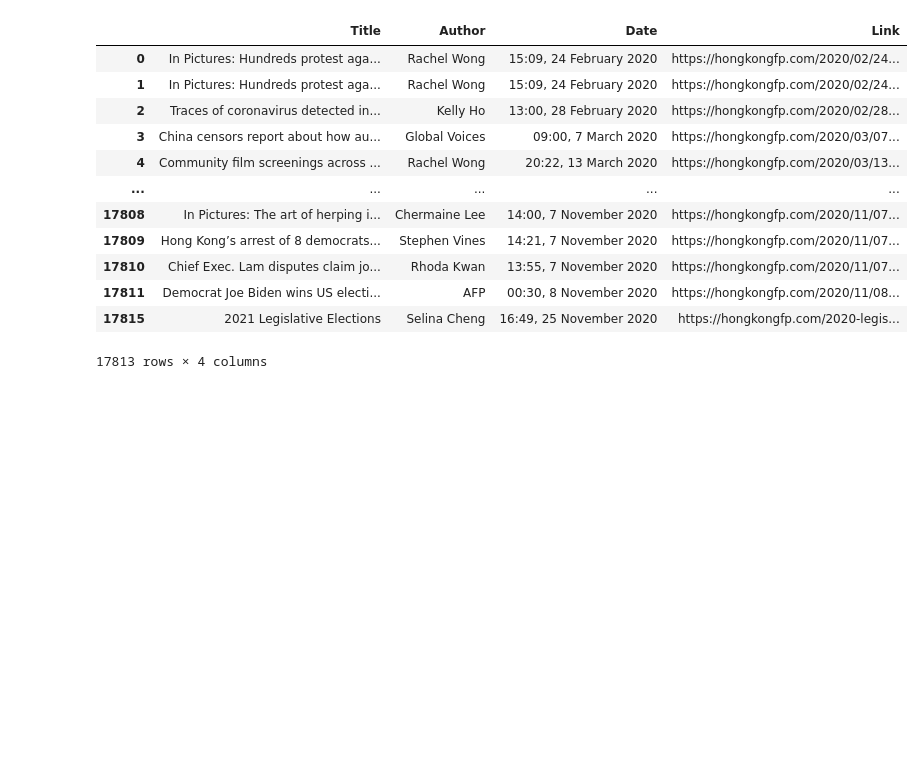
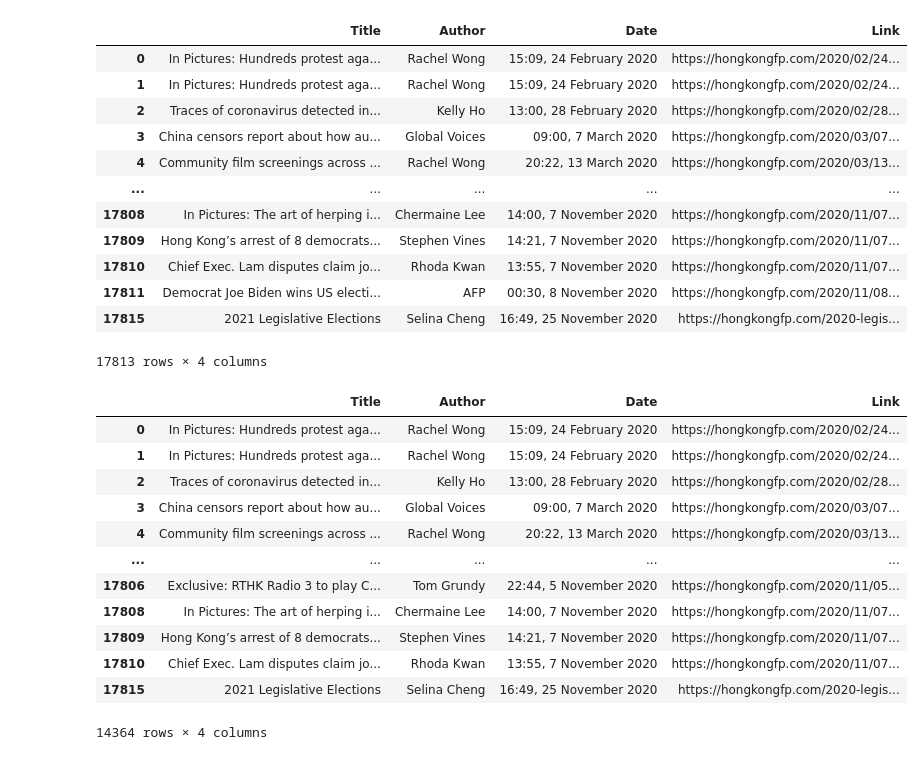
Before and after one commit to jasenlo123/Capstone_Jasen, a Jupyter notebook: HKFP/Notebooks/HKFP.ipynb, the cells around one changed output. Saved outputs shown, nothing was run; the diff lists cells and outputs as text; code cells hidden in the pictures; blank space fills up the shorter version.

```diff
--- a/HKFP/Notebooks/HKFP.ipynb
+++ b/HKFP/Notebooks/HKFP.ipynb
@@ -21,6 +21,7 @@ import random
 import datetime
 from dateutil.tz import tzutc, tzoffset
 from tqdm.notebook import tqdm
+pd.set_option('display.max_colwidth', -1)
 # %% [markdown]
 # Sitemap
 # %%
@@ -186,3 +187,23 @@ for i in clean_list:
 # %%
 with open('../Pickles/HKFP_News_Full_Clean.pkl', 'wb') as f:
     pickle.dump(df1, f)
+# %%
+
+with open('../Pickles/HKFP_News_Full_Clean.pkl', 'rb') as f:
+    df = pickle.load(f)
+
+df
+# %% [output]
+|  | Title | Author | Date | Link |
+| 0 | In Pictures: Hundreds protest aga... | Rachel Wong | 15:09, 24 February 2020 | https://hongkongfp.com/2020/02/24... |
+| 1 | In Pictures: Hundreds protest aga... | Rachel Wong | 15:09, 24 February 2020 | https://hongkongfp.com/2020/02/24... |
+| 2 | Traces of coronavirus detected in... | Kelly Ho | 13:00, 28 February 2020 | https://hongkongfp.com/2020/02/28... |
+| 3 | China censors report about how au... | Global Voices | 09:00, 7 March 2020 | https://hongkongfp.com/2020/03/07... |
+| 4 | Community film screenings across ... | Rachel Wong | 20:22, 13 March 2020 | https://hongkongfp.com/2020/03/13... |
+| ... | ... | ... | ... | ... |
+| 17806 | Exclusive: RTHK Radio 3 to play C... | Tom Grundy | 22:44, 5 November 2020 | https://hongkongfp.com/2020/11/05... |
+| 17808 | In Pictures: The art of herping i... | Chermaine Lee | 14:00, 7 November 2020 | https://hongkongfp.com/2020/11/07... |
+| 17809 | Hong Kong’s arrest of 8 democrats... | Stephen Vines | 14:21, 7 November 2020 | https://hongkongfp.com/2020/11/07... |
+| 17810 | Chief Exec. Lam disputes claim jo... | Rhoda Kwan | 13:55, 7 November 2020 | https://hongkongfp.com/2020/11/07... |
+| 17815 | 2021 Legislative Elections | Selina Cheng | 16:49, 25 November 2020 | https://hongkongfp.com/2020-legis... |
+14364 rows × 4 columns
```
Also changed, not shown: 3 other files.
